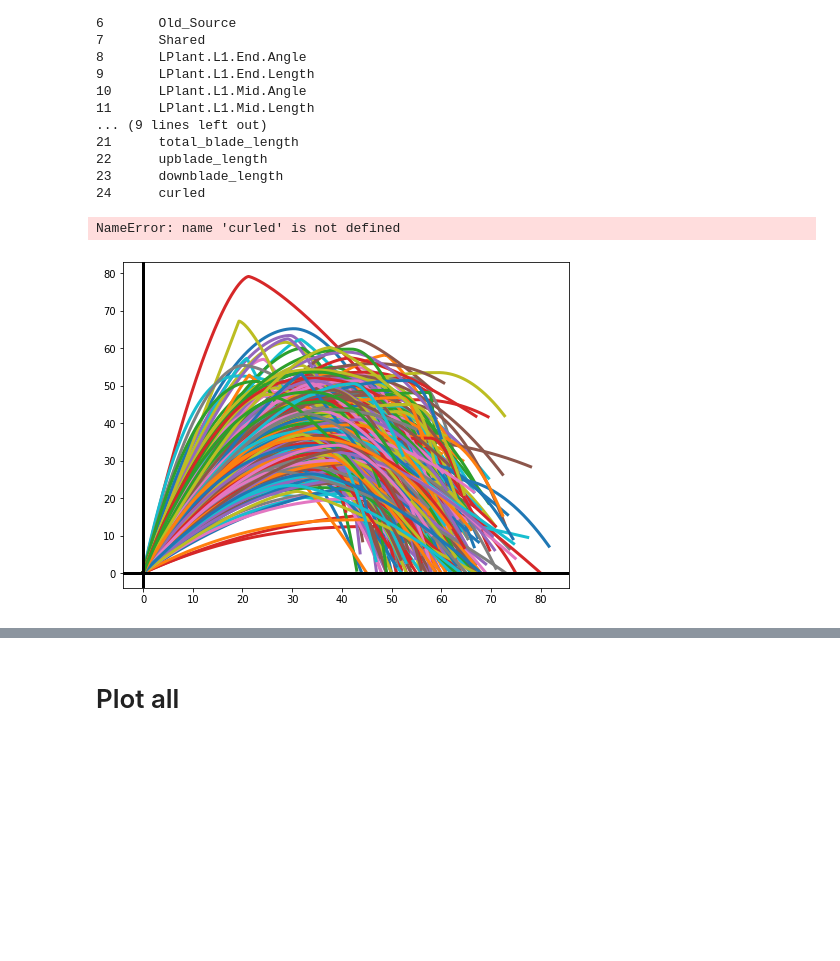
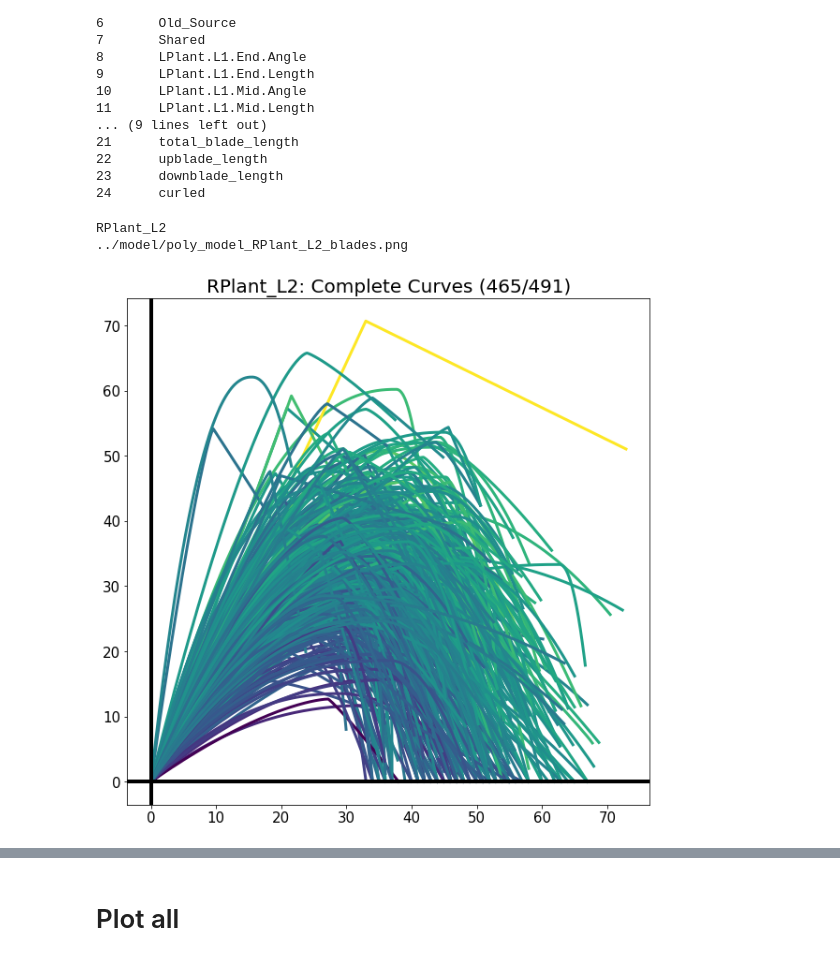
Before and after one commit to amezqui3/synthetic_maize, a Jupyter notebook: code/polynomial_leaf.ipynb, the cells around one changed output, grey strips where cells are left out. Cells and saved outputs as stored; diff of their text form; code cells hidden in the pictures; blank space fills up the shorter version.

Commit message:
Getting some nice plots

```diff
--- a/code/polynomial_leaf.ipynb
+++ b/code/polynomial_leaf.ipynb
@@ -77,7 +80,7 @@ Get the five different measures for a plant
 - Three angles with respect to the stem
 - Two distances from the base
 # %%
-bladeset = 3
+bladeset = 2
 
 numbers = data.iloc[:, endAngle[bladeset]:(endAngle[bladeset]+5)].dropna(axis='index', how='any')
 print(numbers.shape)
@@ -155,7 +155,7 @@ maize.shower_thought()
 - We also limit possible values to $1.0\leq N_1 \leq 2.25$. Any values higher than that would produce curves that look too flat or too steep.
 # %%
 importlib.reload(maize)
-idx = 81
+idx = 12
 
 deg = np.sort(degs[idx])
 length = lengths[idx]
@@ -168,7 +168,7 @@ print(length)
 #wblade, wparams = maize.poly_weight_blade_fit(deg, length, 100, dangle_correction=True)
 #ublade, uparams = maize.poly_weight_blade_fit(deg, length, 100, dangle_correction=False)
 
-blade, params, downcurl = maize.poly_blade_fit(deg, length, 100, True)
+blade, params, downcurl = maize.poly_blade_fit(deg, length, 100, True, thr=2.25)
 print('downcurl: ', downcurl)
 #dblade, dparams, _ = maize.poly_blade_fit(deg, length, 100, dangle_correction=False)
 # %% [output]
@@ -177 +177,9 @@ print('downcurl: ', downcurl)
 downcurl:  False
+# %%
+A,N,B,M, a,b,c,d = params
+print(N < 1.1)
+
+b1 = ((M > N +.25) or (M > 2.5))
+b2 = ((M < N -.25) or (M < .25))
+
+print(b1,b2)
@@ -266,9 +290,12 @@ df
 # %%
+dst = '../model/'
 polymodel_files = sorted(glob.glob('../model/*poly_model.csv'))
 data = [None for i in range(len(polymodel_files))]
 for i in range(len(polymodel_files)):
     data[i] = pd.read_csv(polymodel_files[i], index_col='Unnamed: 0')
     data[i] = data[i].iloc[np.all(data[i].iloc[:, [8,10,12]].values < 91, axis=1)]
+
+plotname = ['_'.join(os.path.split(polymodel_files[i])[1].split('_')[:2]) for i in range(len(polymodel_files))]
 # %%
 for i in range(len(data[0].columns)):
     print(i,data[0].columns[i], sep='\t')
@@ -346,20 +376,29 @@ for idx in range(len(data)):
 # %%
-plt.figure(figsize=(8,6))
+idx = 3
+print(plotname[idx])
+plt.figure(figsize=(10,10))
 
-idx = 0
+max_l = np.ceil(np.max(data[idx]['total_blade_length']))
 complete = np.nonzero(1 - data[idx]['curled'].values)[0]
+color_vals = (data[idx].iloc[complete,21] - np.min(data[idx].iloc[complete,21])).values
+color_vals /= np.max(color_vals)
+viridis = cm.get_cmap('viridis', 64)
 
-for i in complete:
-    plt.plot(XRange[idx][i], BLade[idx][i], lw=3)
+for k,i in enumerate(complete):
+    plt.plot(XRange[idx][i], BLade[idx][i], lw=3, c=viridis(color_vals[k]))
 
-plt.axvline(x=0, c='k', lw=3)
-plt.axhline(y=0, c='k', lw=3)
-plt.title(plotname + ' Complete Leaves ({}/{})'.format(len(complete),len(data[idx])),
+plt.axvline(x=0, c='k', lw=4)
+plt.axhline(y=0, c='k', lw=4)
+plt.title(plotname[idx] + ': Complete Curves ({}/{})'.format(len(complete),len(data[idx])),
           fontsize=20)
 plt.tick_params(labelsize=15)
-plt.axis('equal');
+plt.axis('scaled');
+plt.margins(0.05)
 
-filename = dst + 'poly_model_' + plotname + '_incomplete_leaves.png'
+filename = dst + 'poly_model_' + plotname[idx] + '_blades.png'
+print(filename)
+plt.savefig(filename, dpi=150, format='png', bbox_inches='tight', facecolor='white', transparent=False)
 # %% [output]
-NameError: name 'curled' is not defined
+RPlant_L2
+../model/poly_model_RPlant_L2_blades.png
-[figure, old version]
+[figure, new version]
```
Also changed, not shown: parts of 23 cells of this notebook, 13 other files.
